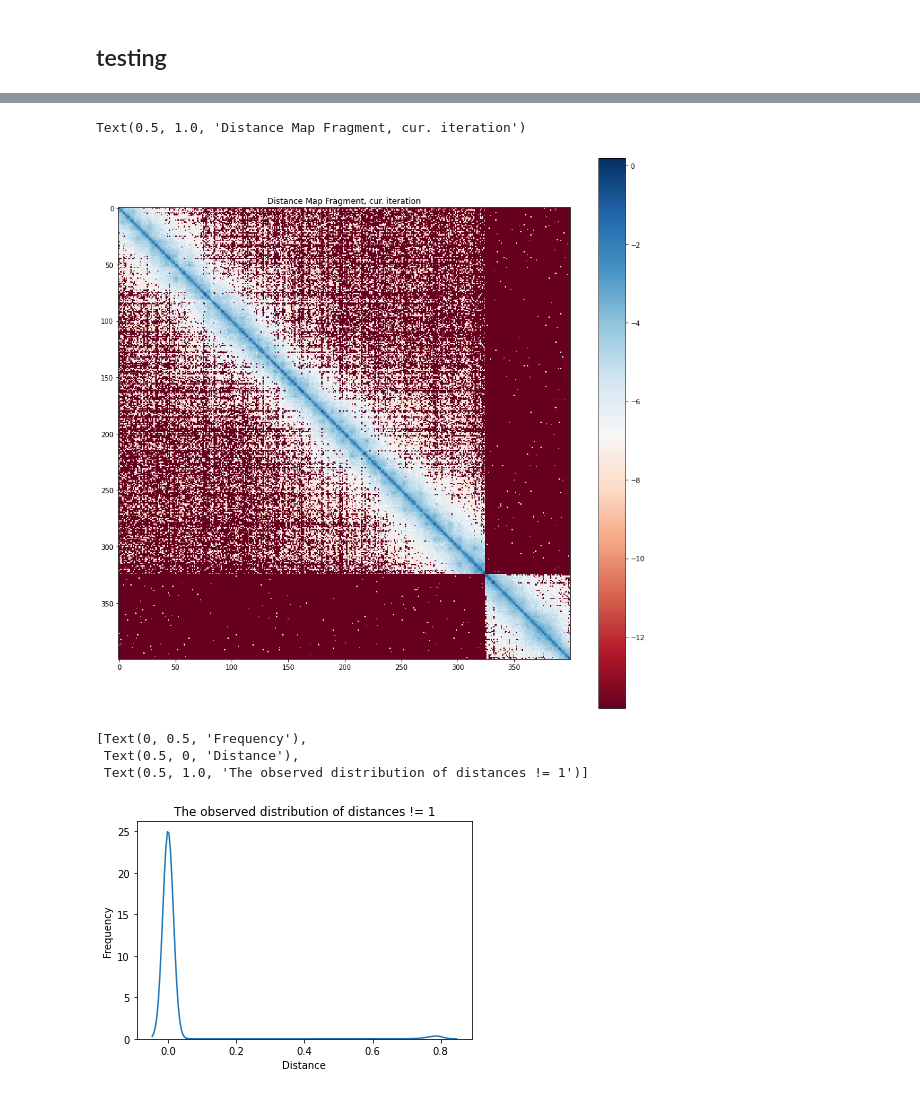
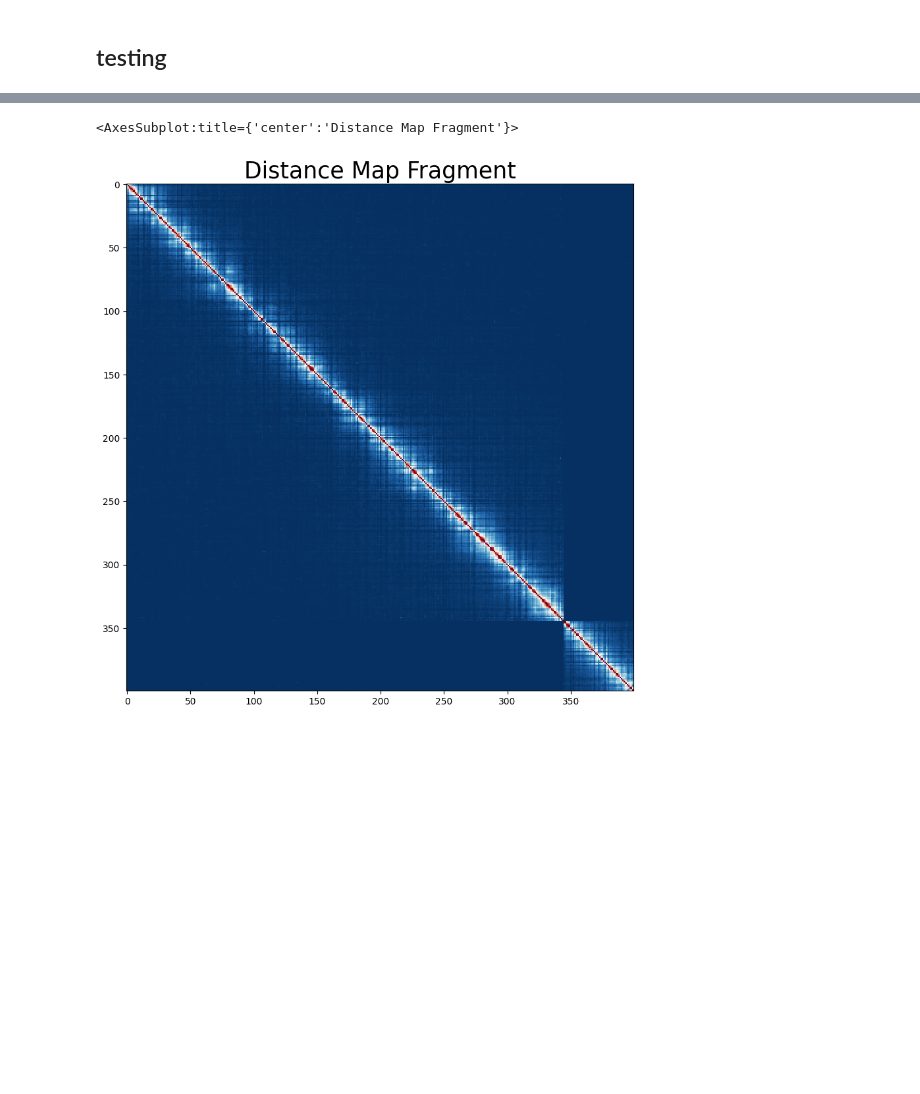
Before and after one commit to aleskunder/topology_loop_caller, a Jupyter notebook: example_notebooks/step_one_contacts_to_distances.ipynb, the cells around one changed output, grey strips where cells are left out. Drawn from its saved outputs; the diff is of its cells as text; code cells hidden in the pictures; blank space fills up the shorter version.

```diff
--- a/example_notebooks/step_one_contacts_to_distances.ipynb
+++ b/example_notebooks/step_one_contacts_to_distances.ipynb
@@ -202,15 +148,7 @@ Text(0.5, 1.0, 'Distance Map Fragment, cur. iteration')
-# %%
-plt.figure(figsize = (15, 15))
-plt.imshow(np.log(z+1e-6)[1900:2300, 1900:2300], cmap='RdBu', interpolation='none')
-plt.colorbar()
-plt.title("Distance Map Fragment, cur. iteration")
-# %% [output]
-Text(0.5, 1.0, 'Distance Map Fragment, cur. iteration')
-[figure, removed]
-# %%
-sns.kdeplot(result[result < 0.8].flatten(), alpha=.5).set(title="The observed distribution of distances != 1", xlabel='Distance', ylabel='Frequency')
-# %% [output]
-[Text(0, 0.5, 'Frequency'),
- Text(0.5, 0, 'Distance'),
- Text(0.5, 1.0, 'The observed distribution of distances != 1')]
-[figure, removed]
+# %%
+plot_hic_matrix_fragment(
+    pearson_dist_matrix, (1900, 1900, 400), figsize=(10, 10), log_scaled=False,plot_title="Distance Map Fragment", title_fontsize=25
+)
+# %% [output]
+<AxesSubplot:title={'center':'Distance Map Fragment'}>
+[figure, added]
```
Also changed, not shown: parts of 40 cells of this notebook, 1 other file.
